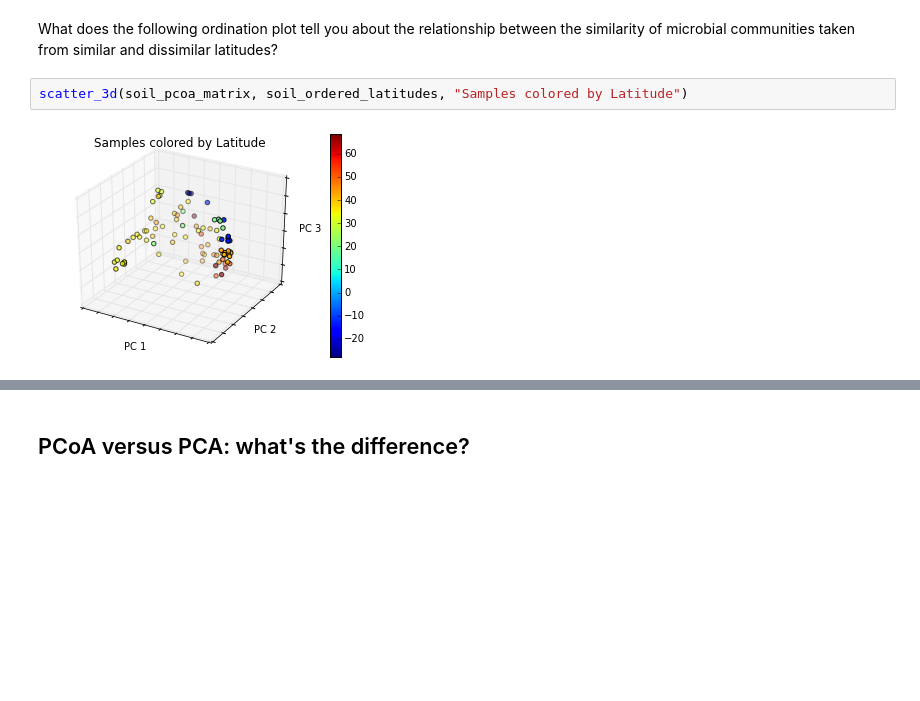
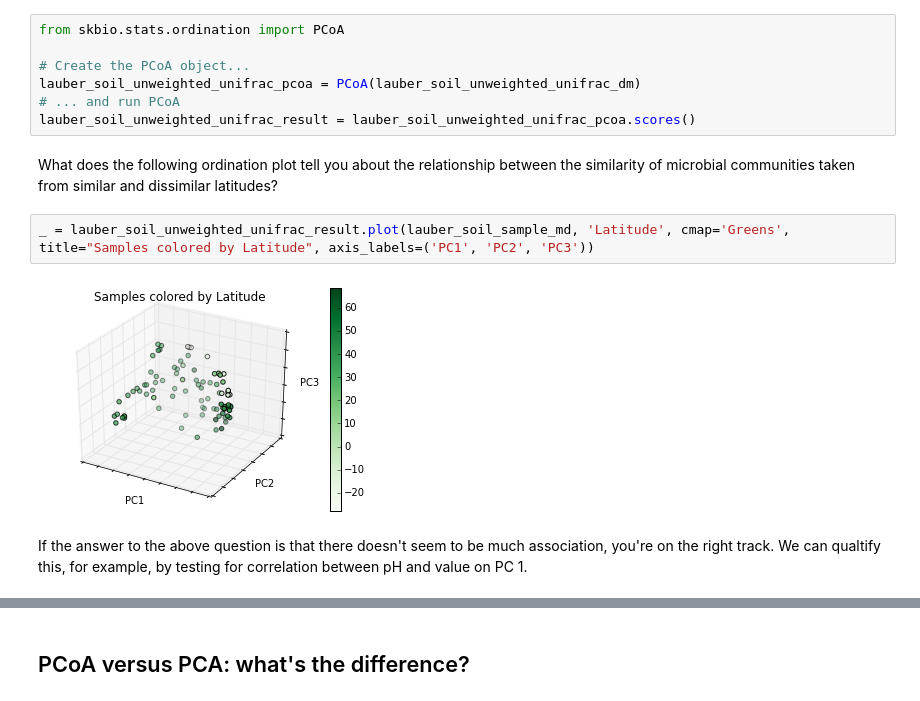
Before and after one commit to applied-bioinformatics/An-Introduction-To-Applied-Bioinformatics, a Jupyter notebook: applications/biological-diversity.ipynb, the cells around one changed output, grey strips where cells are left out. Cells and saved outputs as stored; diff of their text form; blank space fills up the shorter version.

```diff
--- a/applications/biological-diversity.ipynb
+++ b/applications/biological-diversity.ipynb
@@ -1096,7 +851,16 @@ def scatter_3d(coord_matrix, colors, title="", axis1=0, axis2=1, axis3=2):
+# %%
+from skbio.stats.ordination import PCoA
+
+# Create the PCoA object...
+lauber_soil_unweighted_unifrac_pcoa = PCoA(lauber_soil_unweighted_unifrac_dm)
+# ... and run PCoA
+lauber_soil_unweighted_unifrac_result = lauber_soil_unweighted_unifrac_pcoa.scores()
 # %% [markdown]
 
 What does the following ordination plot tell you about the relationship between the similarity of microbial communities taken from similar and dissimilar latitudes?
-# %%
-scatter_3d(soil_pcoa_matrix, soil_ordered_latitudes, "Samples colored by Latitude")
-# %% [output]
-[figure, removed]
+# %%
+_ = lauber_soil_unweighted_unifrac_result.plot(lauber_soil_sample_md, 'Latitude', cmap='Greens', title="Samples colored by Latitude", axis_labels=('PC1', 'PC2', 'PC3'))
+# %% [output]
+[figure, added]
+# %% [markdown]
+If the answer to the above question is that there doesn't seem to be much association, you're on the right track. We can qualtify this, for example, by testing for correlation between pH and value on PC 1.
```
Also changed, not shown: parts of 62 cells of this notebook, 1 other file.
